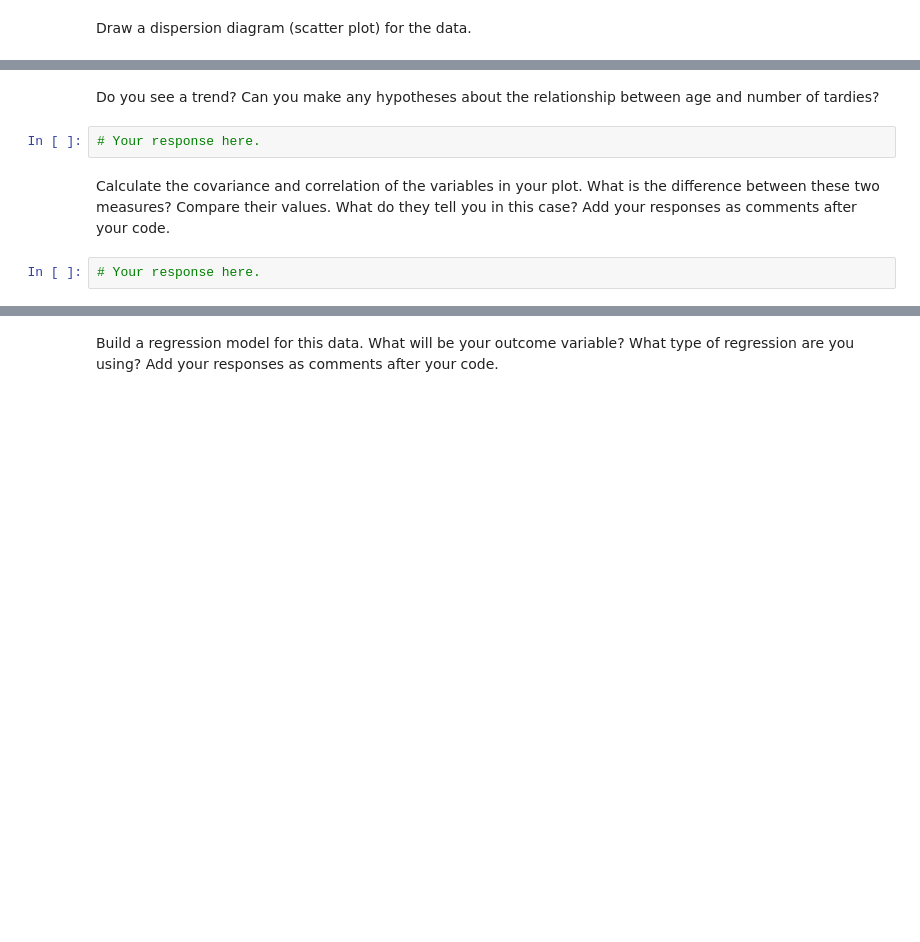
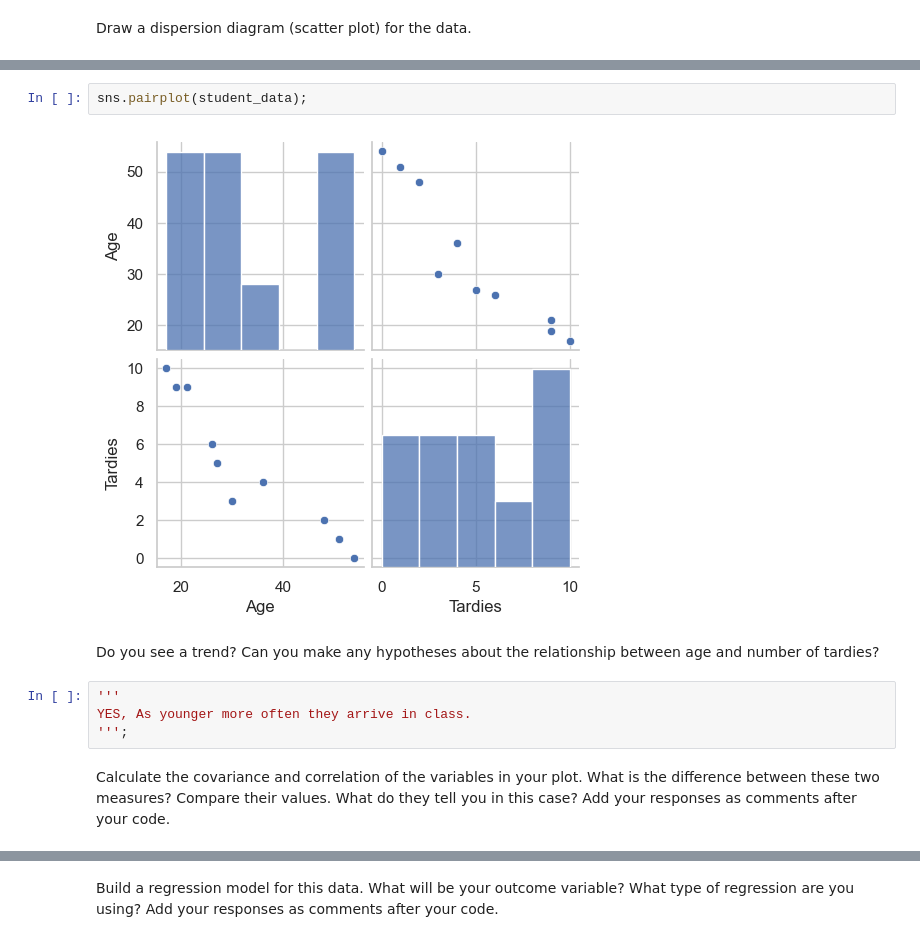
Before and after one commit to Ironhack-data-bcn-oct-2023/lab-regression-analysis, a Jupyter notebook: your-code.ipynb, the cells around one changed output, grey strips where cells are left out. Cells and saved outputs as stored; diff of their text form; blank space fills up the shorter version.

```diff
--- a/your-code.ipynb
+++ b/your-code.ipynb
@@ -37,8 +64,12 @@ Draw a dispersion diagram (scatter plot) for the data.
+# %%
+sns.pairplot(student_data);
+# %% [output]
+[figure, added]
 # %% [markdown]
 Do you see a trend? Can you make any hypotheses about the relationship between age and number of tardies?
-# %%
-# Your response here.
+# %%
+'''
+YES, As younger more often they arrive in class.
+''';
 # %% [markdown]
 Calculate the covariance and correlation of the variables in your plot. What is the difference between these two measures? Compare their values. What do they tell you in this case? Add your responses as comments after your code.
-# %%
-# Your response here.
```
Also changed, not shown: parts of 41 cells of this notebook.
